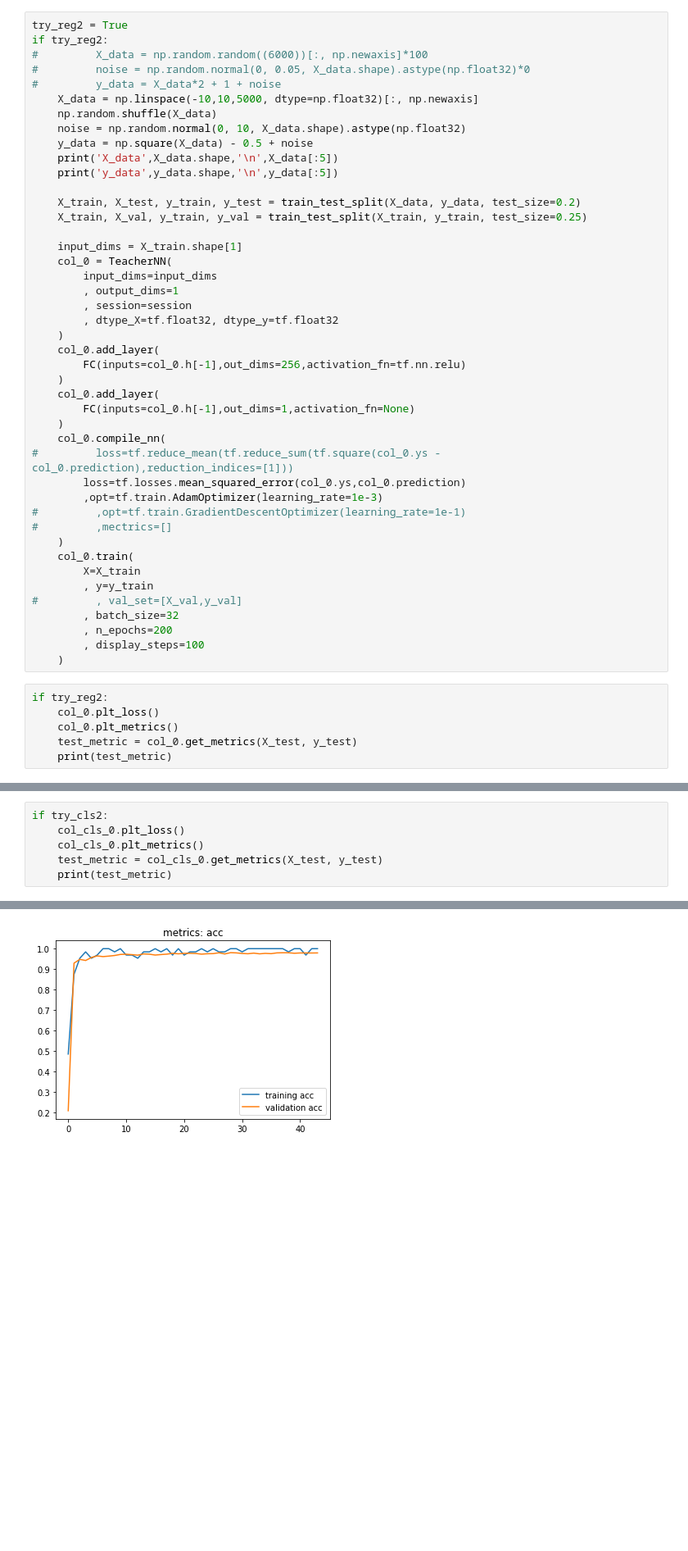
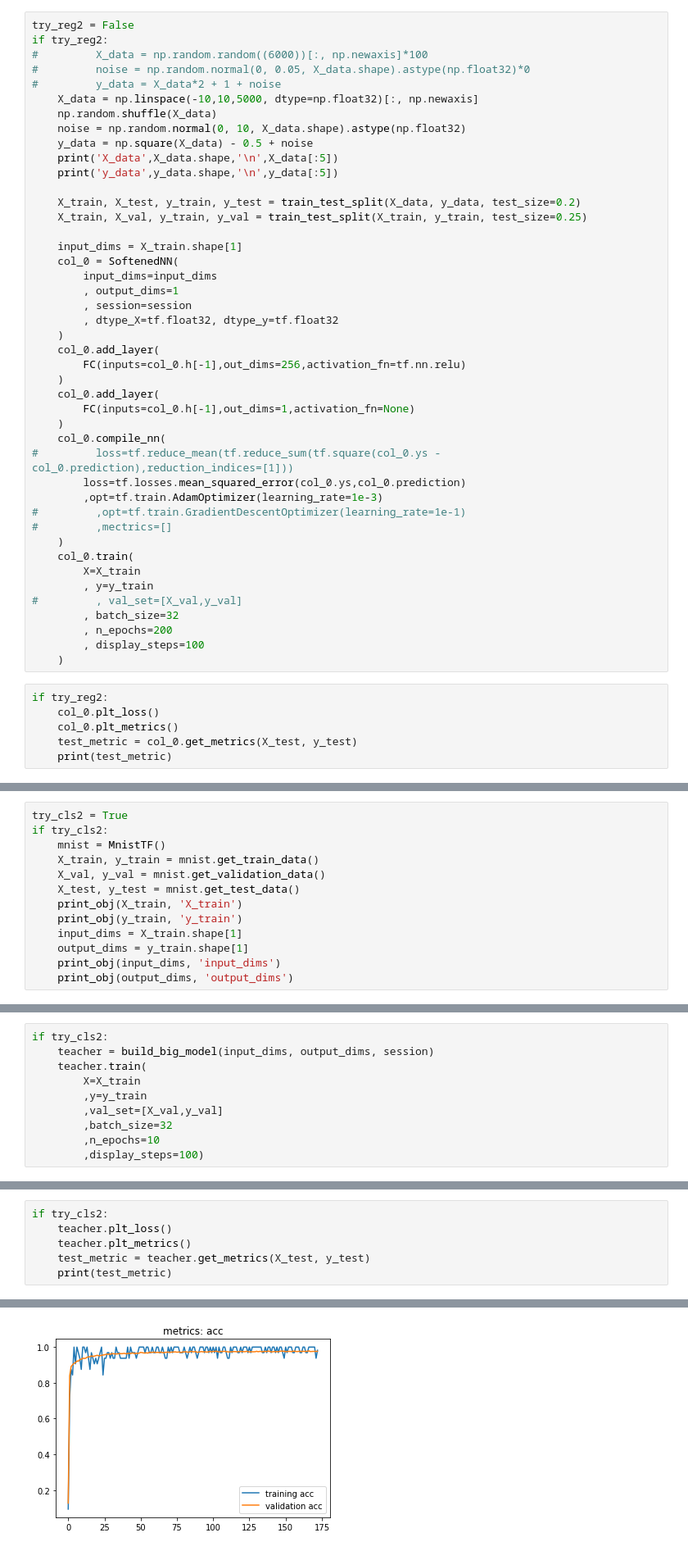
Before and after one commit to johnnyasd12/kd-tensorflow, a Jupyter notebook: KD.ipynb, the cells around one changed output, grey strips where cells are left out. Shown: that part at 82% size. Drawn from its saved outputs; the diff is of its cells as text; blank space fills up the shorter version.

```diff
--- a/KD.ipynb
+++ b/KD.ipynb
@@ -37,7 +21,7 @@ session = create_session(gpu_id='0')
 # seed settings
 set_rand_seed(0)
 # %%
-try_reg2 = True
+try_reg2 = False
 if try_reg2:
 #         X_data = np.random.random((6000))[:, np.newaxis]*100
 #         noise = np.random.normal(0, 0.05, X_data.shape).astype(np.float32)*0
@@ -53,7 +37,7 @@ if try_reg2:
     X_train, X_val, y_train, y_val = train_test_split(X_train, y_train, test_size=0.25)
 
     input_dims = X_train.shape[1]
-    col_0 = TeacherNN(
+    col_0 = SoftenedNN(
         input_dims=input_dims
         , output_dims=1
         , session=session
@@ -155,0 +73,13 @@ Epoch 5 , step 858 , loss= 0.013094279 val_loss= 0.07809842 , acc = 1.0 val acc
+# %%
+try_cls2 = True
+if try_cls2:
+    mnist = MnistTF()
+    X_train, y_train = mnist.get_train_data()
+    X_val, y_val = mnist.get_validation_data()
+    X_test, y_test = mnist.get_test_data()
+    print_obj(X_train, 'X_train')
+    print_obj(y_train, 'y_train')
+    input_dims = X_train.shape[1]
+    output_dims = y_train.shape[1]
+    print_obj(input_dims, 'input_dims')
+    print_obj(output_dims, 'output_dims')
@@ -155,0 +95,10 @@ Epoch 5 , step 858 , loss= 0.013094279 val_loss= 0.07809842 , acc = 1.0 val acc
+# %%
+if try_cls2:
+    teacher = build_big_model(input_dims, output_dims, session)
+    teacher.train(
+        X=X_train
+        ,y=y_train
+        ,val_set=[X_val,y_val]
+        ,batch_size=32
+        ,n_epochs=10
+        ,display_steps=100)
@@ -156,8 +123,8 @@ Epoch 5 , step 858 , loss= 0.013094279 val_loss= 0.07809842 , acc = 1.0 val acc
 # %%
 if try_cls2:
-    col_cls_0.plt_loss()
-    col_cls_0.plt_metrics()
-    test_metric = col_cls_0.get_metrics(X_test, y_test)
+    teacher.plt_loss()
+    teacher.plt_metrics()
+    test_metric = teacher.get_metrics(X_test, y_test)
     print(test_metric)
 # %% [output]
 Plotting loss...
@@ -165,2 +132,2 @@ Plotting loss...
 Plotting metrics...
-[figure, old version]
+[figure, new version]
```
Also changed, not shown: parts of 15 cells of this notebook, 5 other files.
